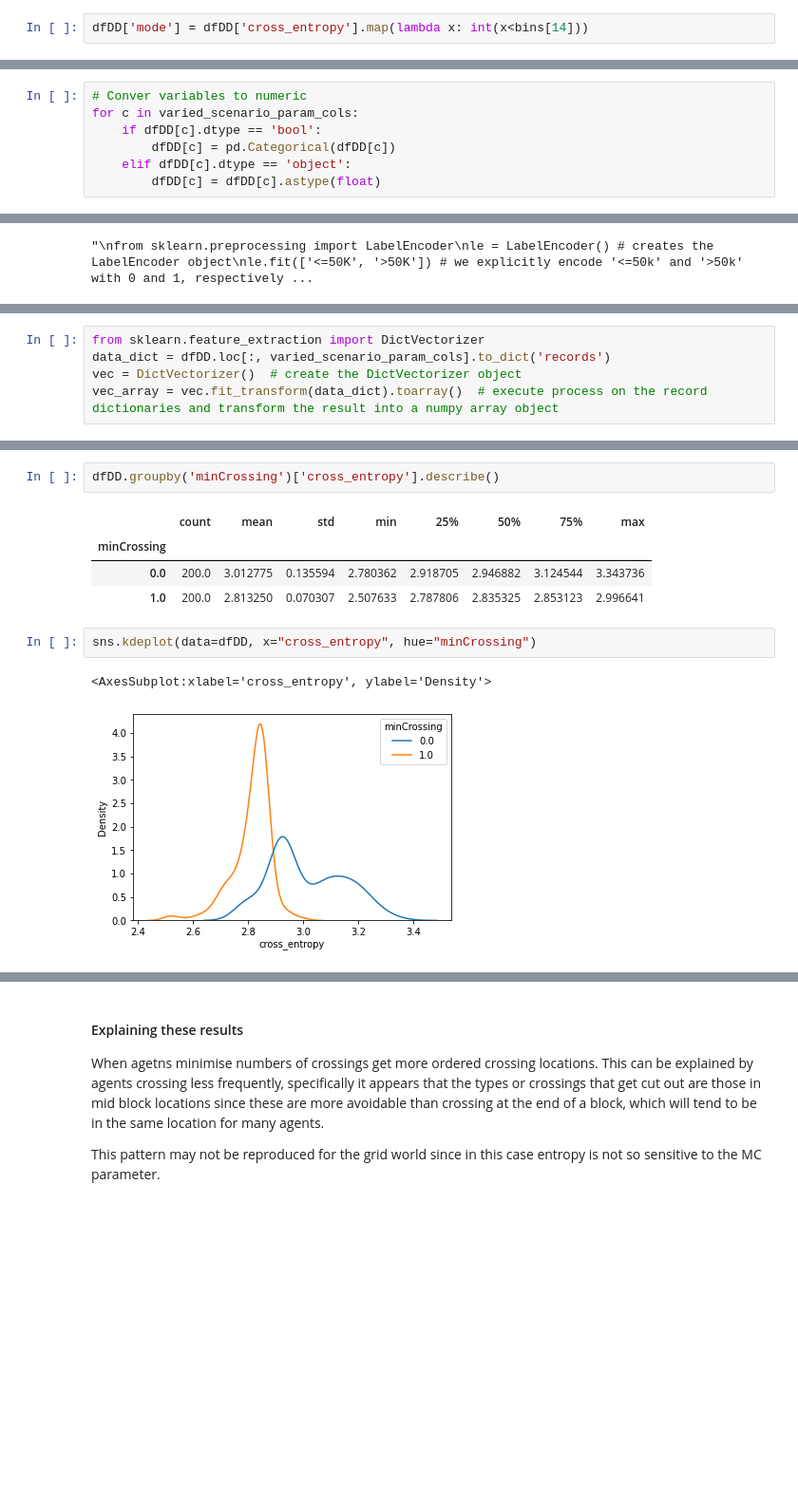
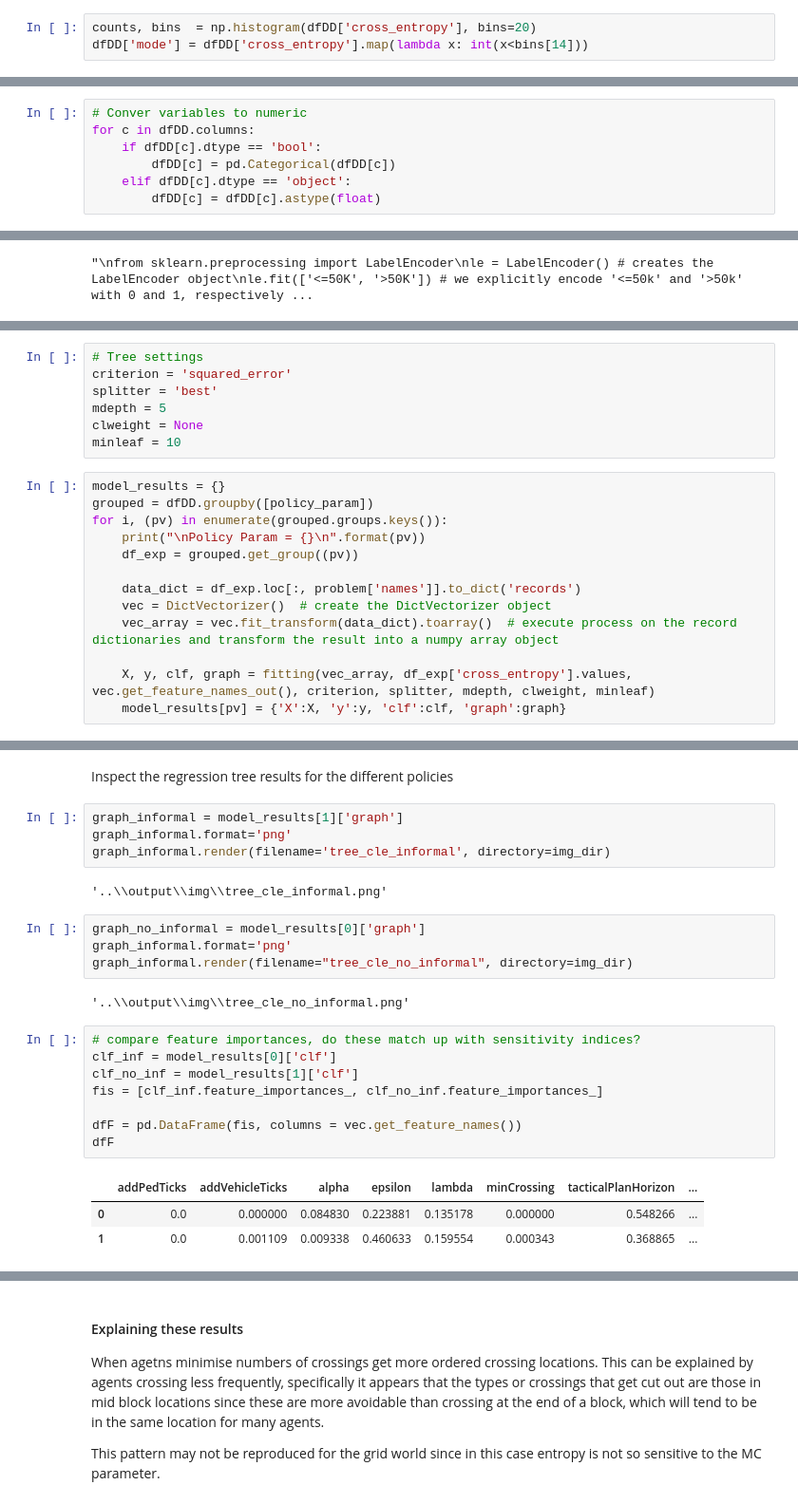
Before and after one commit to obisargoni/multiscale-ped-abm, a Jupyter notebook: scripts/sd_analysis.ipynb, the cells around one changed output, grey strips where cells are left out. Shown: that part at 95% size. Drawn from its saved outputs; the diff is of its cells as text; blank space fills up the shorter version.

```diff
--- a/scripts/sd_analysis.ipynb
+++ b/scripts/sd_analysis.ipynb
@@ -229,2 +209,3 @@ dtype: object
 # %%
+counts, bins  = np.histogram(dfDD['cross_entropy'], bins=20)
 dfDD['mode'] = dfDD['cross_entropy'].map(lambda x: int(x<bins[14]))
@@ -246,6 +212,6 @@ varied_scenario_param_cols
 # %%
 # Conver variables to numeric
-for c in varied_scenario_param_cols:
+for c in dfDD.columns:
     if dfDD[c].dtype == 'bool':
         dfDD[c] = pd.Categorical(dfDD[c])
     elif dfDD[c].dtype == 'object':
@@ -312,5 +289,20 @@ def fitting(X, y, feature_names, criterion, splitter, mdepth, clweight, minleaf)
+# %%
+# Tree settings
+criterion = 'squared_error'
+splitter = 'best'
+mdepth = 5
+clweight = None
+minleaf = 10
 # %%
-from sklearn.feature_extraction import DictVectorizer
-data_dict = dfDD.loc[:, varied_scenario_param_cols].to_dict('records')
-vec = DictVectorizer()  # create the DictVectorizer object
-vec_array = vec.fit_transform(data_dict).toarray()  # execute process on the record dictionaries and transform the result into a numpy array object
+model_results = {}
+grouped = dfDD.groupby([policy_param])
+for i, (pv) in enumerate(grouped.groups.keys()):
+    print("\nPolicy Param = {}\n".format(pv))
+    df_exp = grouped.get_group((pv))
+
+    data_dict = df_exp.loc[:, problem['names']].to_dict('records')
+    vec = DictVectorizer()  # create the DictVectorizer object
+    vec_array = vec.fit_transform(data_dict).toarray()  # execute process on the record dictionaries and transform the result into a numpy array object
+
+    X, y, clf, graph = fitting(vec_array, df_exp['cross_entropy'].values, vec.get_feature_names_out(), criterion, splitter, mdepth, clweight, minleaf)
+    model_results[pv] = {'X':X, 'y':y, 'clf':clf, 'graph':graph}
@@ -374,12 +327,26 @@ vec.get_feature_names()
-# %%
-dfDD.groupby('minCrossing')['cross_entropy'].describe()
-# %% [output]
-|  | count | mean | std | min | 25% | 50% | 75% | max |
-| minCrossing |  |  |  |  |  |  |  |  |
-| 0.0 | 200.0 | 3.012775 | 0.135594 | 2.780362 | 2.918705 | 2.946882 | 3.124544 | 3.343736 |
-| 1.0 | 200.0 | 2.813250 | 0.070307 | 2.507633 | 2.787806 | 2.835325 | 2.853123 | 2.996641 |
-# %%
-sns.kdeplot(data=dfDD, x="cross_entropy", hue="minCrossing")
-# %% [output]
-<AxesSubplot:xlabel='cross_entropy', ylabel='Density'>
-[figure, removed]
+# %% [markdown]
+Inspect the regression tree results for the different policies
+# %%
+graph_informal = model_results[1]['graph']
+graph_informal.format='png'
+graph_informal.render(filename='tree_cle_informal', directory=img_dir)
+# %% [output]
+'..\\output\\img\\tree_cle_informal.png'
+# %%
+graph_no_informal = model_results[0]['graph']
+graph_informal.format='png'
+graph_informal.render(filename="tree_cle_no_informal", directory=img_dir)
+# %% [output]
+'..\\output\\img\\tree_cle_no_informal.png'
+# %%
+# compare feature importances, do these match up with sensitivity indices?
+clf_inf = model_results[0]['clf']
+clf_no_inf = model_results[1]['clf']
+fis = [clf_inf.feature_importances_, clf_no_inf.feature_importances_]
+
+dfF = pd.DataFrame(fis, columns = vec.get_feature_names())
+dfF
+# %% [output]
+|  | addPedTicks | addVehicleTicks | alpha | epsilon | lambda | minCrossing | tacticalPlanHorizon | ... |
+| 0 | 0.0 | 0.000000 | 0.084830 | 0.223881 | 0.135178 | 0.000000 | 0.548266 | ... |
+| 1 | 0.0 | 0.001109 | 0.009338 | 0.460633 | 0.159554 | 0.000343 | 0.368865 | ... |
```
Also changed, not shown: parts of 47 cells of this notebook.
